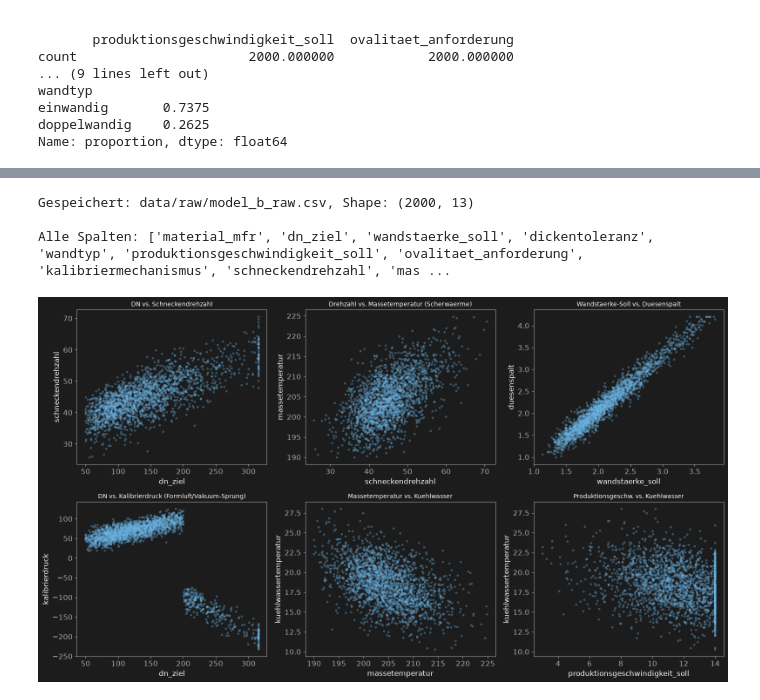
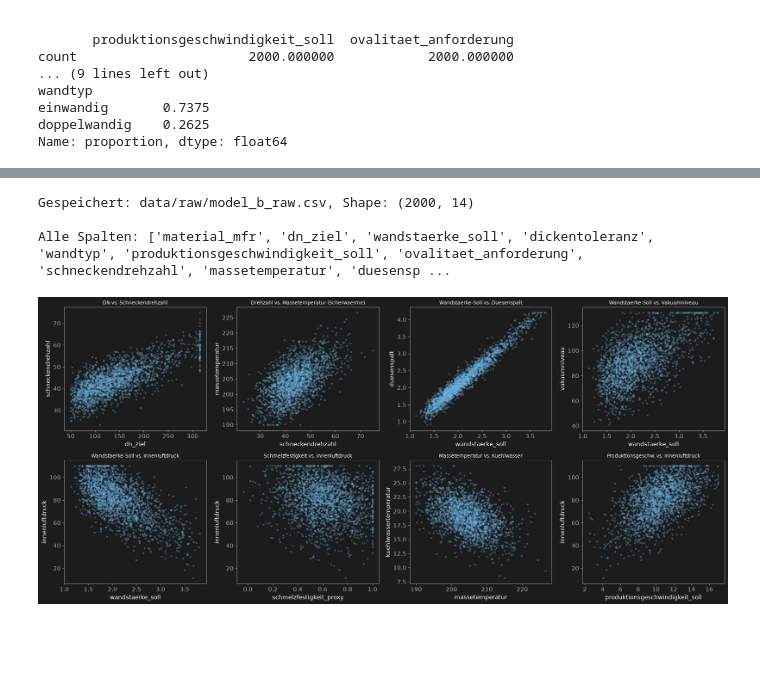
Before and after one commit to AwaTekoete/_MyExtrusionML_Synthetisch, a Jupyter notebook: notebooks/08_data_generation_model_b.ipynb, the cells around one changed output, grey strips where cells are left out. Cells and saved outputs as stored; diff of their text form; code cells hidden in the pictures; blank space fills up the shorter version.

Commit message:
fix: replace hard DN-threshold Formluft/Vakuum switch with two independent, simultaneously-acting pressure variables (vakuumniveau, innenluftdruck) per engineering feedback

```diff
--- a/notebooks/08_data_generation_model_b.ipynb
+++ b/notebooks/08_data_generation_model_b.ipynb
@@ -141,41 +156,35 @@ max                28.000000
 # %%
 # =============================================================================
-# Zelle 03 – Finale Speicherung + Plausibilitaets-Check (Scatter-Matrix)
+# Zelle 03 (KORRIGIERT) – Finale Speicherung + Plausibilitaets-Check
 # =============================================================================
-import matplotlib.pyplot as plt
-sys.path.append('../src')
-from viz_config_v2 import apply_store44_style, save_figure, COLOR_GOLD, COLOR_BLUE, COLOR_GREEN, COLOR_TEXT_MUTED
-
-apply_store44_style()
-
-# --- Speichern ---
 df_b.to_csv("../data/raw/model_b_raw.csv", index=False)
 print(f"Gespeichert: data/raw/model_b_raw.csv, Shape: {df_b.shape}")
 print(f"\nAlle Spalten: {df_b.columns.tolist()}")
 
-# --- Kurzer visueller Plausibilitaets-Check: Kernbeziehungen ---
-fig, axes = plt.subplots(2, 3, figsize=(16, 9))
+fig, axes = plt.subplots(2, 4, figsize=(20, 9))
 
 achsen_paare = [
     ("dn_ziel", "schneckendrehzahl", "DN vs. Schneckendrehzahl"),
     ("schneckendrehzahl", "massetemperatur", "Drehzahl vs. Massetemperatur (Scherwaerme)"),
     ("wandstaerke_soll", "duesenspalt", "Wandstaerke-Soll vs. Duesenspalt"),
-    ("dn_ziel", "kalibrierdruck", "DN vs. Kalibrierdruck (Formluft/Vakuum-Sprung)"),
+    ("wandstaerke_soll", "vakuumniveau", "Wandstaerke-Soll vs. Vakuumniveau"),
+    ("wandstaerke_soll", "innenluftdruck", "Wandstaerke-Soll vs. Innenluftdruck"),
+    ("schmelzfestigkeit_proxy", "innenluftdruck", "Schmelzfestigkeit vs. Innenluftdruck"),
     ("massetemperatur", "kuehlwassertemperatur", "Massetemperatur vs. Kuehlwasser"),
-    ("produktionsgeschwindigkeit_soll", "kuehlwassertemperatur", "Produktionsgeschw. vs. Kuehlwasser"),
+    ("produktionsgeschwindigkeit_soll", "innenluftdruck", "Produktionsgeschw. vs. Innenluftdruck"),
 ]
 
 for ax, (x, y, titel) in zip(axes.flat, achsen_paare):
     ax.scatter(df_b[x], df_b[y], alpha=0.3, s=8, color=COLOR_BLUE)
     ax.set_xlabel(x)
     ax.set_ylabel(y)
     ax.set_title(titel, fontsize=10)
 
 plt.tight_layout()
 save_figure(fig, "../reports/figures/08_model_b_plausibilitaets_check.png")
 plt.show()
 # %% [output]
-Gespeichert: data/raw/model_b_raw.csv, Shape: (2000, 13)
+Gespeichert: data/raw/model_b_raw.csv, Shape: (2000, 14)
 
-Alle Spalten: ['material_mfr', 'dn_ziel', 'wandstaerke_soll', 'dickentoleranz', 'wandtyp', 'produktionsgeschwindigkeit_soll', 'ovalitaet_anforderung', 'kalibriermechanismus', 'schneckendrehzahl', 'mas ...
+Alle Spalten: ['material_mfr', 'dn_ziel', 'wandstaerke_soll', 'dickentoleranz', 'wandtyp', 'produktionsgeschwindigkeit_soll', 'ovalitaet_anforderung', 'schneckendrehzahl', 'massetemperatur', 'duesensp ...
-[figure, old version]
+[figure, new version]
```
Also changed, not shown: parts of 1 cell of this notebook, 2 other files.
